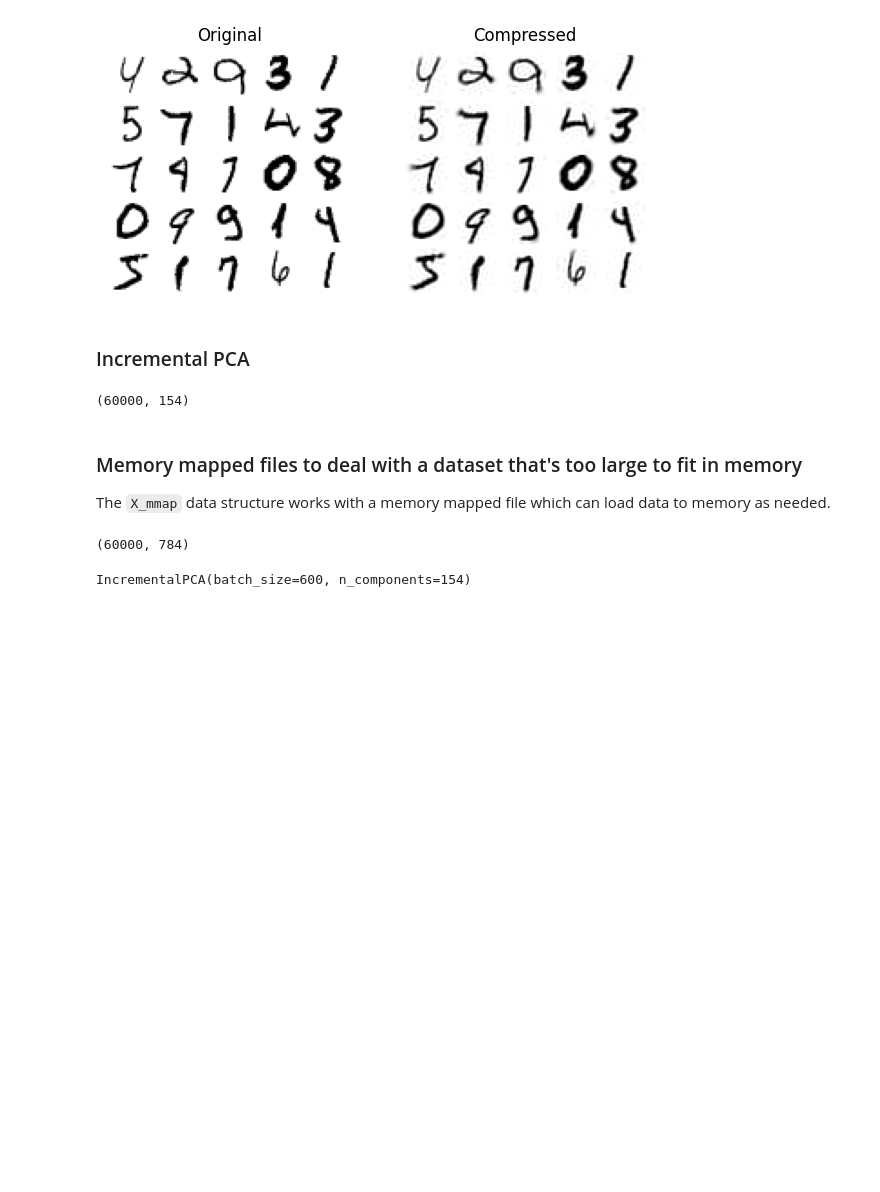
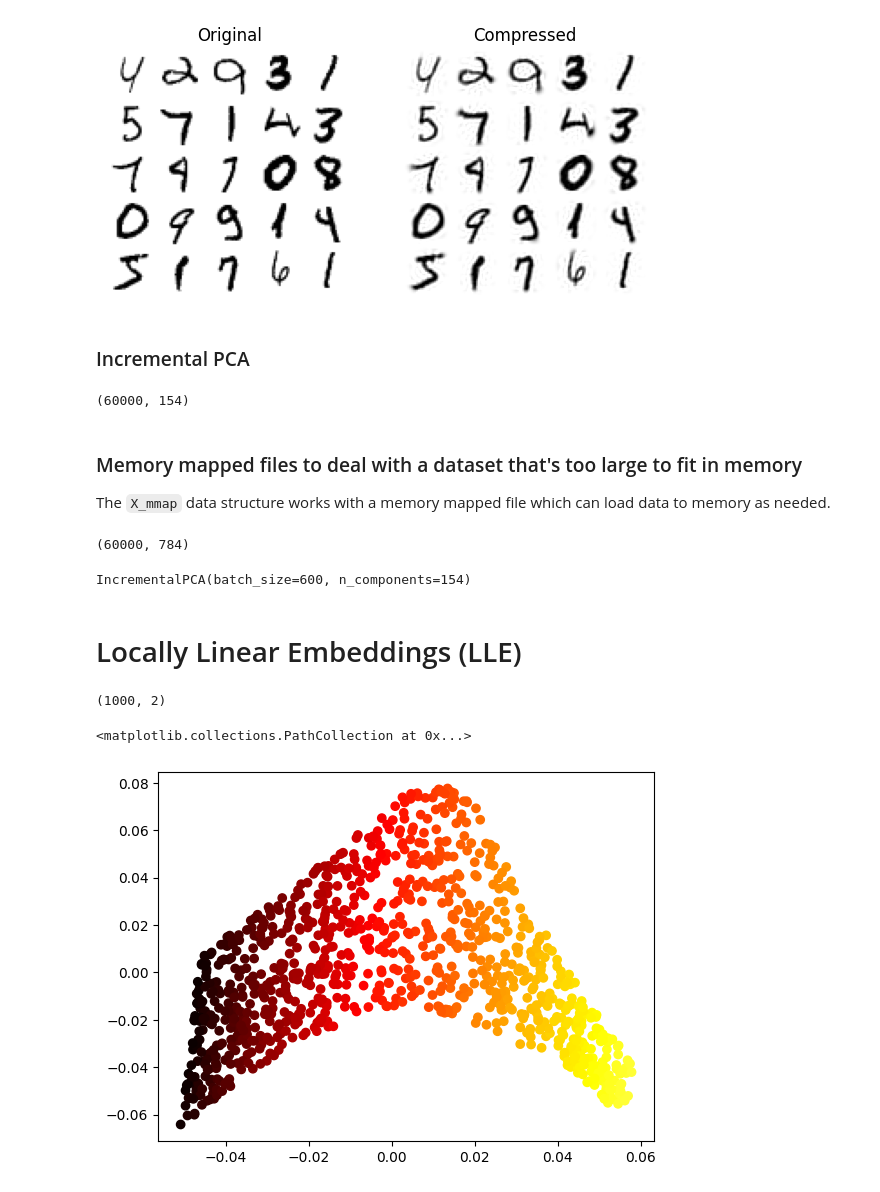
Before and after one commit to adamscarlat/hands-on-ML-with-Scikit-Learn-and-Tensorflow, a Jupyter notebook: edition3/ch8-dim-reduction/dimensionality-reduction.ipynb, the cells around one changed output. Drawn from its saved outputs; the diff is of its cells as text; code cells hidden in the pictures; blank space fills up the shorter version.

```diff
--- a/edition3/ch8-dim-reduction/dimensionality-reduction.ipynb
+++ b/edition3/ch8-dim-reduction/dimensionality-reduction.ipynb
@@ -1,9 +1,14 @@
 # %%
 import numpy as np
 import matplotlib.pyplot as plt
+from matplotlib.colors import ListedColormap
 
 from sklearn.decomposition import PCA
 from sklearn.datasets import fetch_openml
+from sklearn.datasets import make_swiss_roll
+from sklearn.manifold import LocallyLinearEmbedding
+
+darker_hot = ListedColormap(plt.cm.hot(np.linspace(0, 0.8, 256)))
 # %% [markdown]
 # Dimensionality Reduction
 
@@ -250,3 +255,21 @@ inc_pca = IncrementalPCA(n_components=154, batch_size=batch_size)
 inc_pca.fit(X_mmap)
 # %% [output]
 IncrementalPCA(batch_size=600, n_components=154)
+# %% [markdown]
+# Locally Linear Embeddings (LLE)
+# %%
+# The swiss roll is a 3D manifold dataset.
+# t is a 1D vector containing the position of each instance along the rolled axis
+X_swiss, t = make_swiss_roll(n_samples=1000, noise=0.2, random_state=42)
+
+# LLE model to reduce the data to 2D
+lle = LocallyLinearEmbedding(n_components=2, n_neighbors=10, random_state=42)
+X_unrolled = lle.fit_transform(X_swiss)
+
+print (X_unrolled.shape)
+
+plt.scatter(X_unrolled[:,0], X_unrolled[:,1], c=t, cmap=darker_hot)
+# %% [output]
+(1000, 2)
+<matplotlib.collections.PathCollection at 0x...>
+[figure, added]
```
Also changed, not shown: parts of 1 cell of this notebook, 4 other files.
